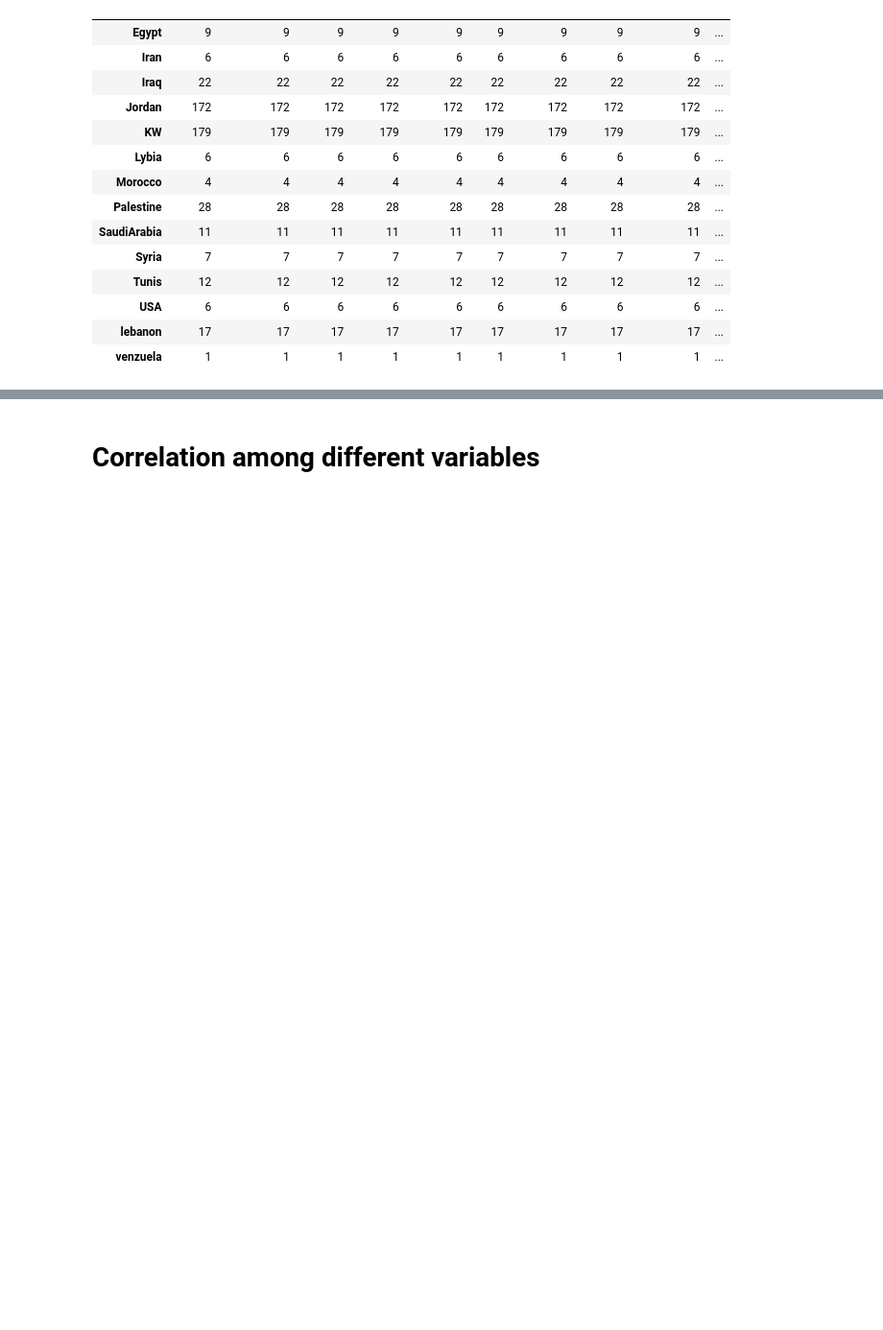
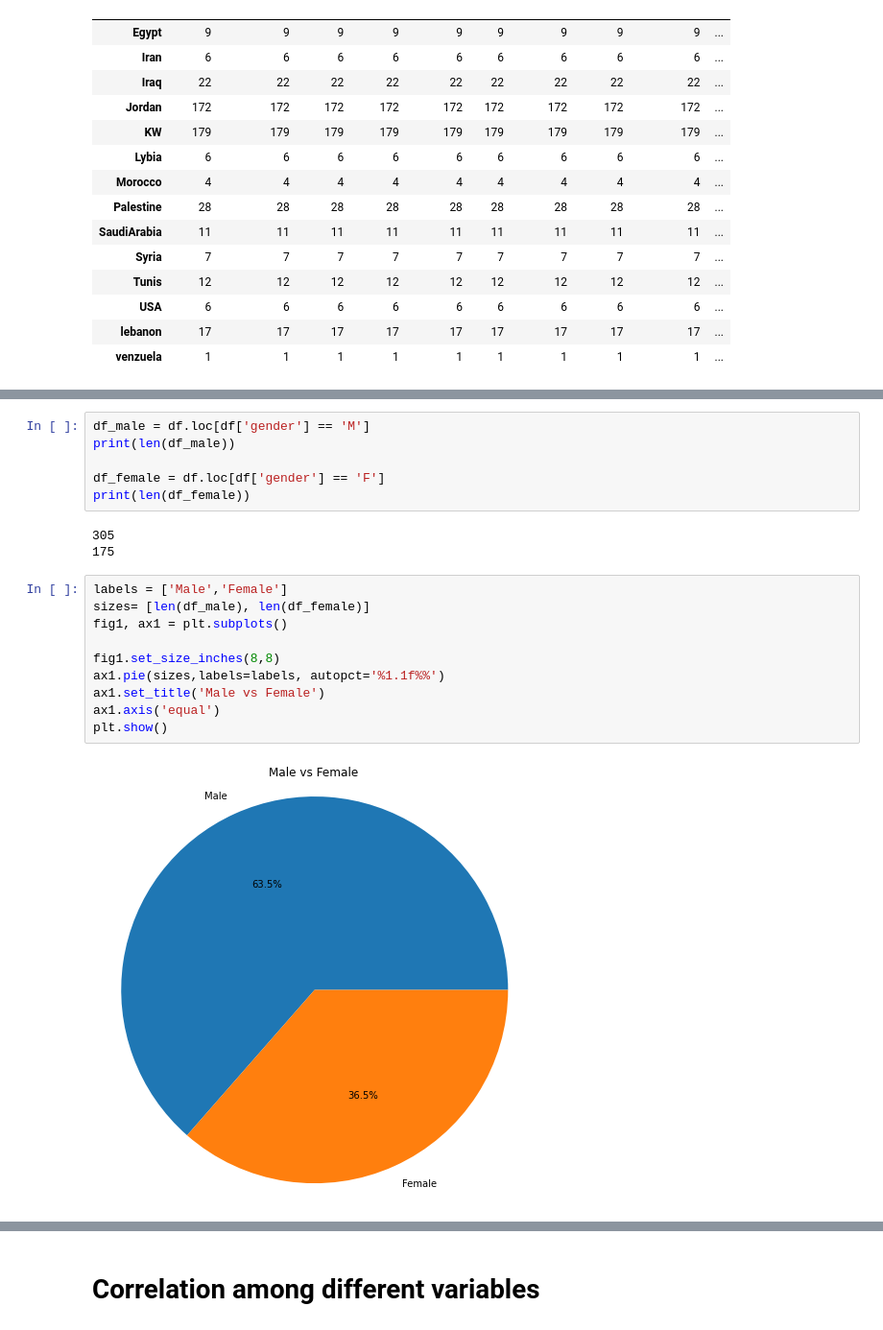
Before and after one commit to Asabeneh/EDM-H-2, a Jupyter notebook: edm-h-2.ipynb, the cells around one changed output, grey strips where cells are left out. Shown: that part at 96% size. Drawn from its saved outputs; the diff is of its cells as text; blank space fills up the shorter version.

```diff
--- a/edm-h-2.ipynb
+++ b/edm-h-2.ipynb
@@ -158,0 +226,21 @@ df
+# %%
+df_male = df.loc[df['gender'] == 'M']
+print(len(df_male))
+
+df_female = df.loc[df['gender'] == 'F']
+print(len(df_female))
+# %% [output]
+305
+175
+# %%
+labels = ['Male','Female']
+sizes= [len(df_male), len(df_female)]
+fig1, ax1 = plt.subplots()
+
+fig1.set_size_inches(8,8)
+ax1.pie(sizes,labels=labels, autopct='%1.1f%%')
+ax1.set_title('Male vs Female')
+ax1.axis('equal')
+plt.show()
+# %% [output]
+[figure, added]
```
Also changed, not shown: parts of 27 cells of this notebook.
